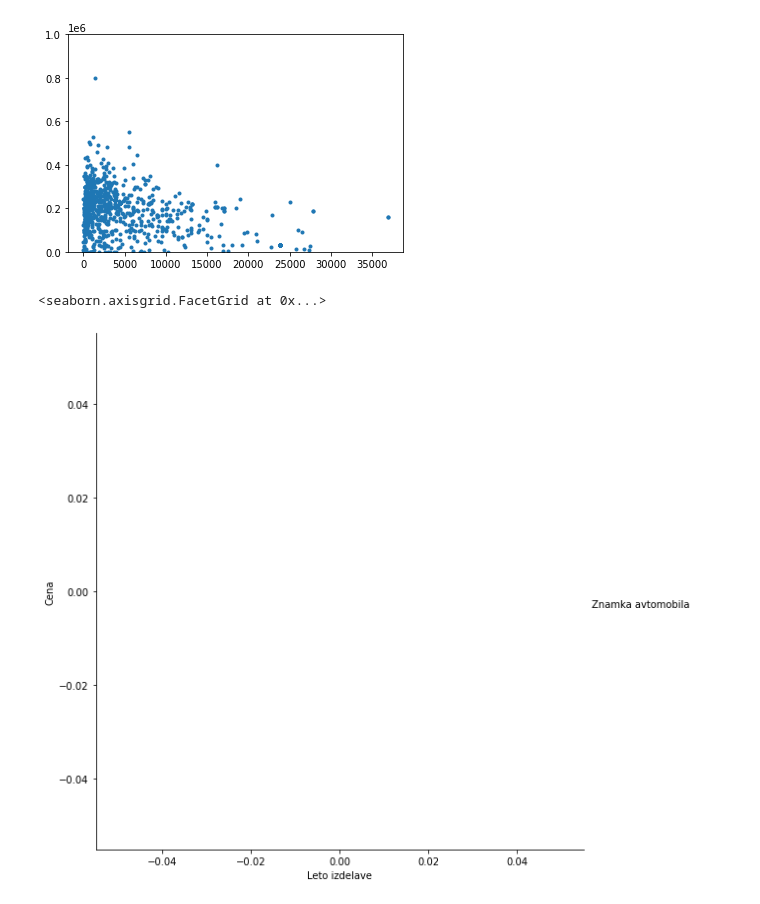
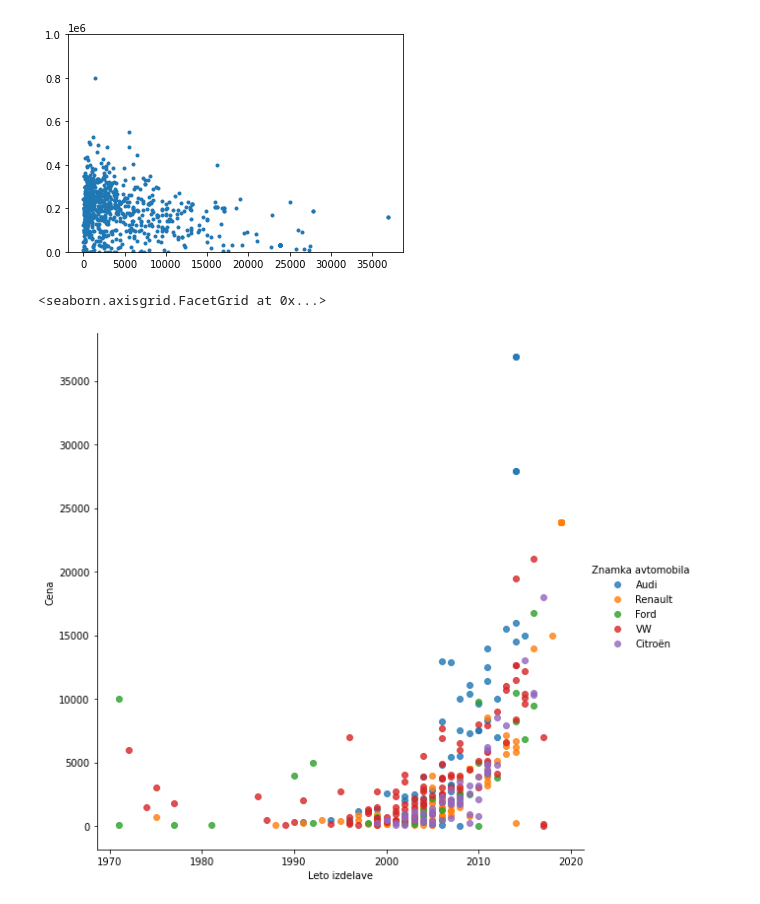
Before and after one commit to martinwow/webscrapping, a Jupyter notebook: Car_price.ipynb, the cells around one changed output. Saved outputs shown, nothing was run; the diff lists cells and outputs as text; code cells hidden in the pictures.

```diff
--- a/Car_price.ipynb
+++ b/Car_price.ipynb
@@ -181,36 +173,36 @@ plt.ylim([0,1e6])
 # %%
 populars = list(data.groupby('Znamka avtomobila')['Oglas'].count().sort_values(ascending=False)[0:5].index)
-my_data = data[data['Znamka avtomobila'].isin([populars])]
+my_data = data[data['Znamka avtomobila'].isin(populars)]
 
 X = my_data['Leto izdelave']
 Y = my_data['Cena']
 Z = my_data['Prevoženi kilometri']
 
 # plt.plot(X,Y,'.')
 
 # x_fit = np.arange(1970,2021,1)
 # y_fit = np.exp(0.184 *x_fit -361.315)
 # y_fit = np.exp(0.2083 *x_fit -410.77)
 
 
 
 # plt.plot(x_fit,y_fit)
 sns.lmplot(data=my_data, x='Leto izdelave', y='Cena', hue='Znamka avtomobila', height=8, fit_reg=False)
 # sns.regplot(X, Y, fit_reg=False, order=1, logx=True)
 # sns.lmplot(data=my_data[my_data['Znamka avtomobila']=='Renault'], x='Leto izdelave', y='Cena', height=8)
 
 
 # plt.plot([1996,2020],[5,10], linewidth=5, color='orange')
 # plt.plot([1995,],[5,], linewidth=4, color='green')
 # plt.ylim(4, 10)
 # plt.xlim(0, 1e6)
-# plt.rcParams['figure.figsize'] = [10,8]# v inčah!
+# plt.rcParams['figure.figsize'] = [5,8]# v inčah!
 # plt.show()
 # plt.plot(X,Y,'.')
 # plt.plot(Y,'.-')
 # %% [output]
 <seaborn.axisgrid.FacetGrid at 0x...>
-[figure, old version]
+[figure, new version]
 # %%
 from tqdm import tqdm
 
```
Also changed, not shown: parts of 7 cells of this notebook.
